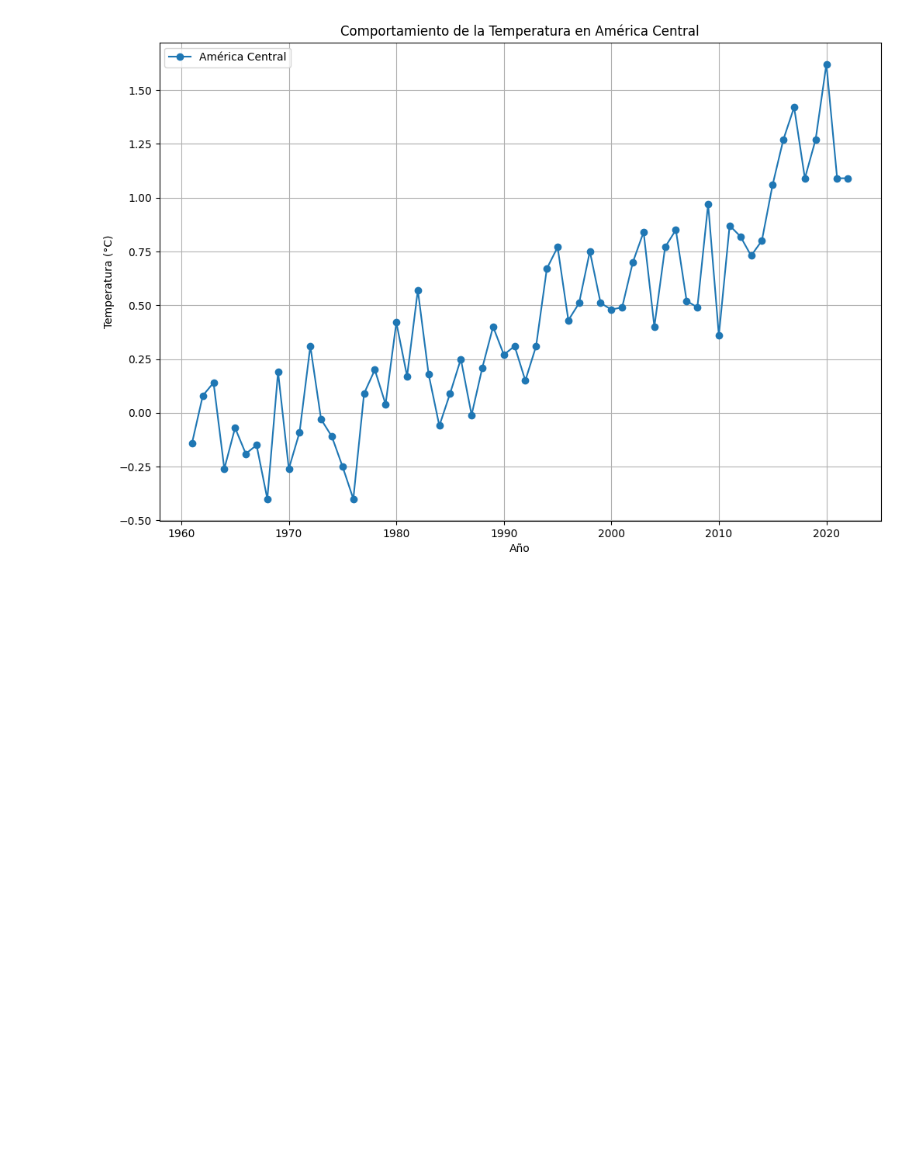
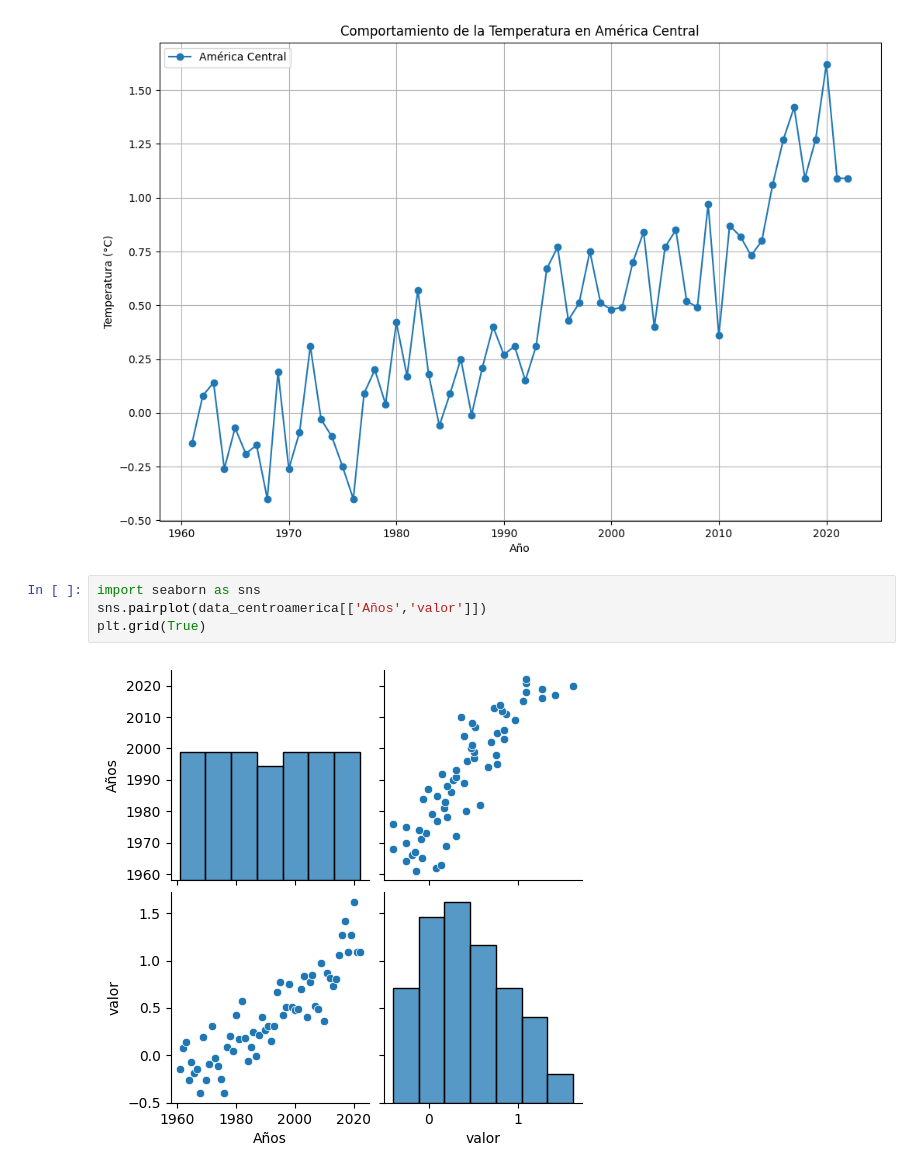
Before and after one commit to JasMol11/G1-Analisis_Logevidad, a Jupyter notebook: TemperaturaAmbiente.ipynb, the cells around one changed output. Cells and saved outputs as stored; diff of their text form; blank space fills up the shorter version.

```diff
--- a/TemperaturaAmbiente.ipynb
+++ b/TemperaturaAmbiente.ipynb
@@ -82,3 +82,9 @@ plt.show()
 # %% [output]
 Gráfica guardada como Temperatura_Centroamerica.png
 [figure]
+# %%
+import seaborn as sns
+sns.pairplot(data_centroamerica[['Años','valor']])
+plt.grid(True)
+# %% [output]
+[figure, added]
```
Also changed, not shown: 11 other files.
